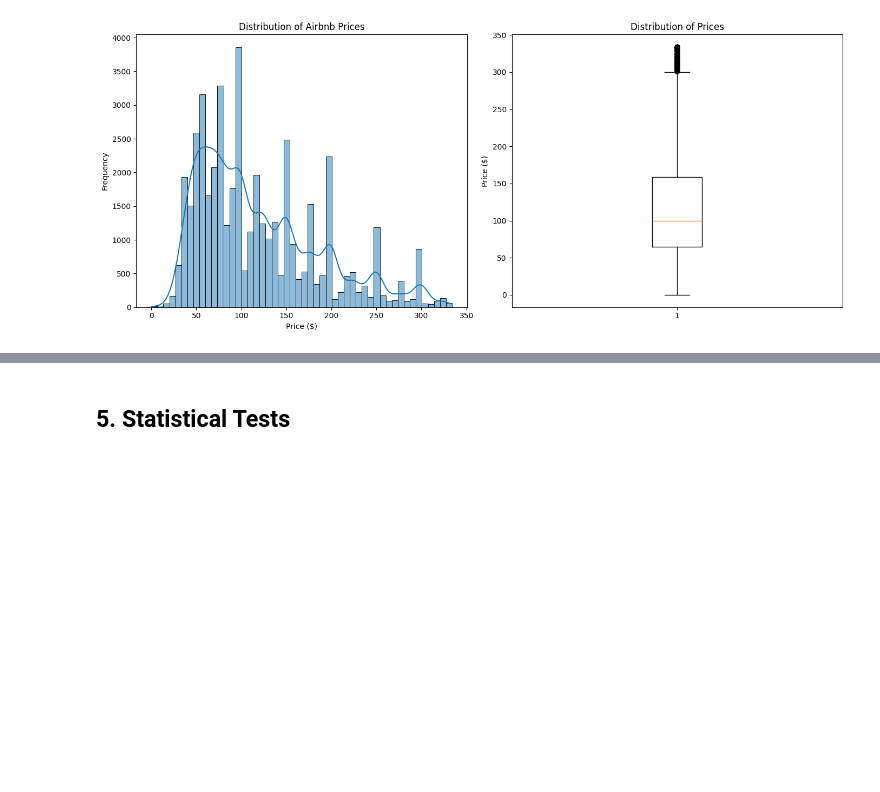
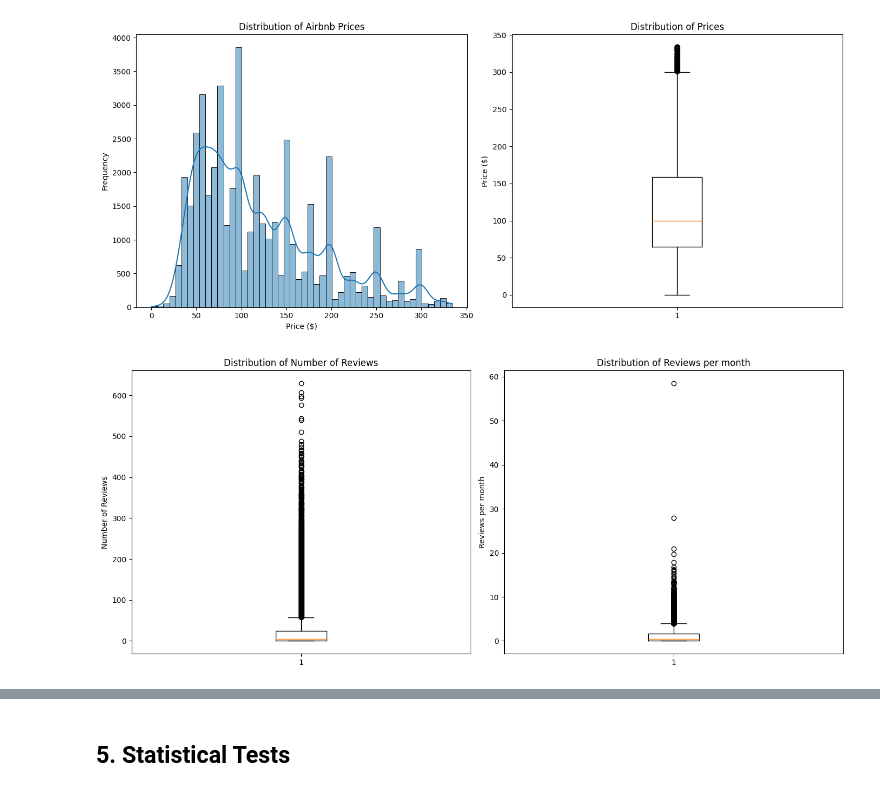
Before and after one commit to lauraliu518/airbnb-data-analyzation, a Jupyter notebook: project.ipynb, the cells around one changed output, grey strips where cells are left out. Saved outputs shown, nothing was run; the diff lists cells and outputs as text; code cells hidden in the pictures; blank space fills up the shorter version.

```diff
--- a/project.ipynb
+++ b/project.ipynb
@@ -188,3 +158,24 @@ df = df[(df['price'] >= Q1 - 1.5 * IQR) & (df['price'] <= Q3 + 1.5 * IQR)]
 show_distribution()
 # %% [output]
 [figure]
+# %%
+def show_distribution_reviews():
+
+    fig, axes = plt.subplots(1, 2, figsize=(14, 6))  # Adjust figure size as needed
+
+    # Boxplot_number_of_reveiws
+    axes[0].boxplot(df['number_of_reviews'])
+    axes[0].set_title('Distribution of Number of Reviews')
+    axes[0].set_ylabel('Number of Reviews')
+
+    # Boxplot_reviews_per_month
+    axes[1].boxplot(df['reviews_per_month'])
+    axes[1].set_title('Distribution of Reviews per month')
+    axes[1].set_ylabel('Reviews per month')
+
+    plt.tight_layout()
+    plt.show()
+
+show_distribution_reviews()
+# %% [output]
+[figure, added]
```
Also changed, not shown: parts of 12 cells of this notebook.
